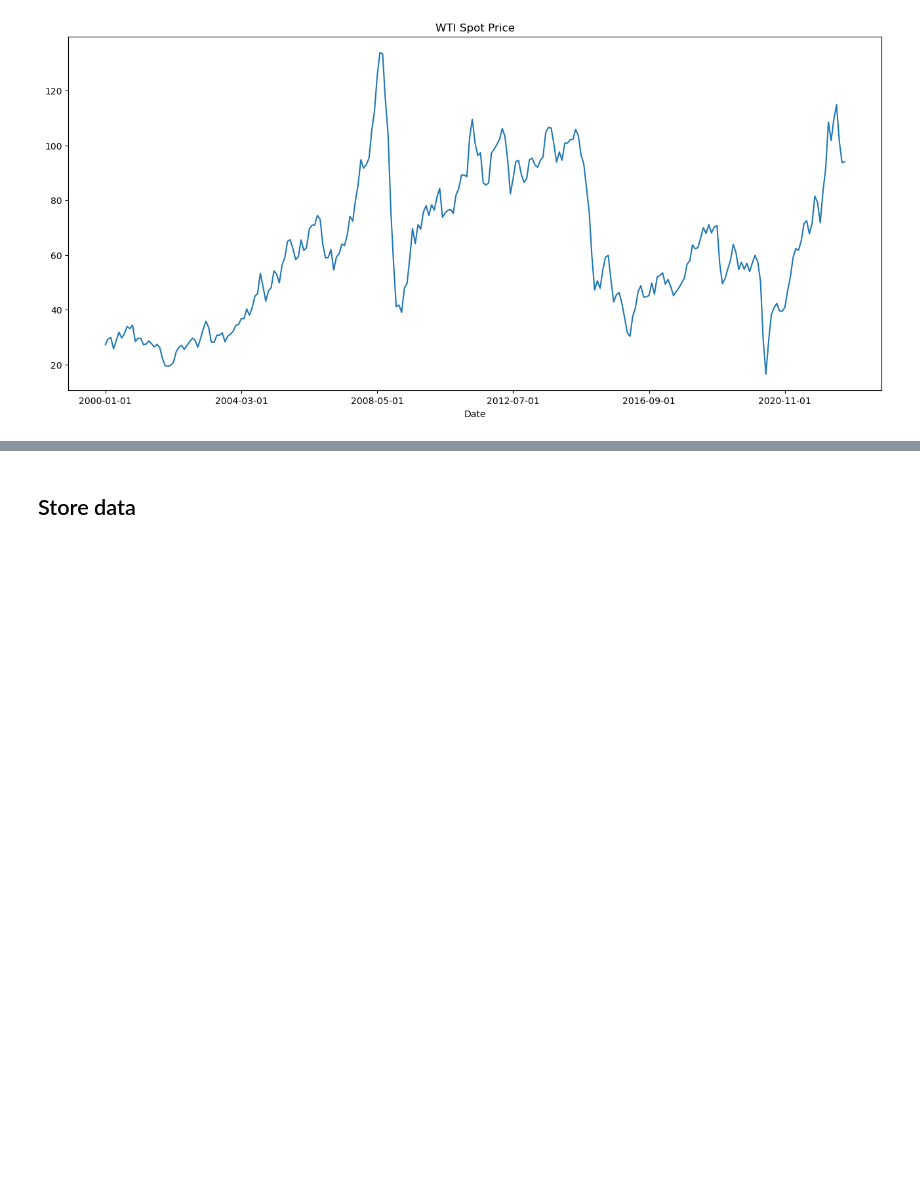
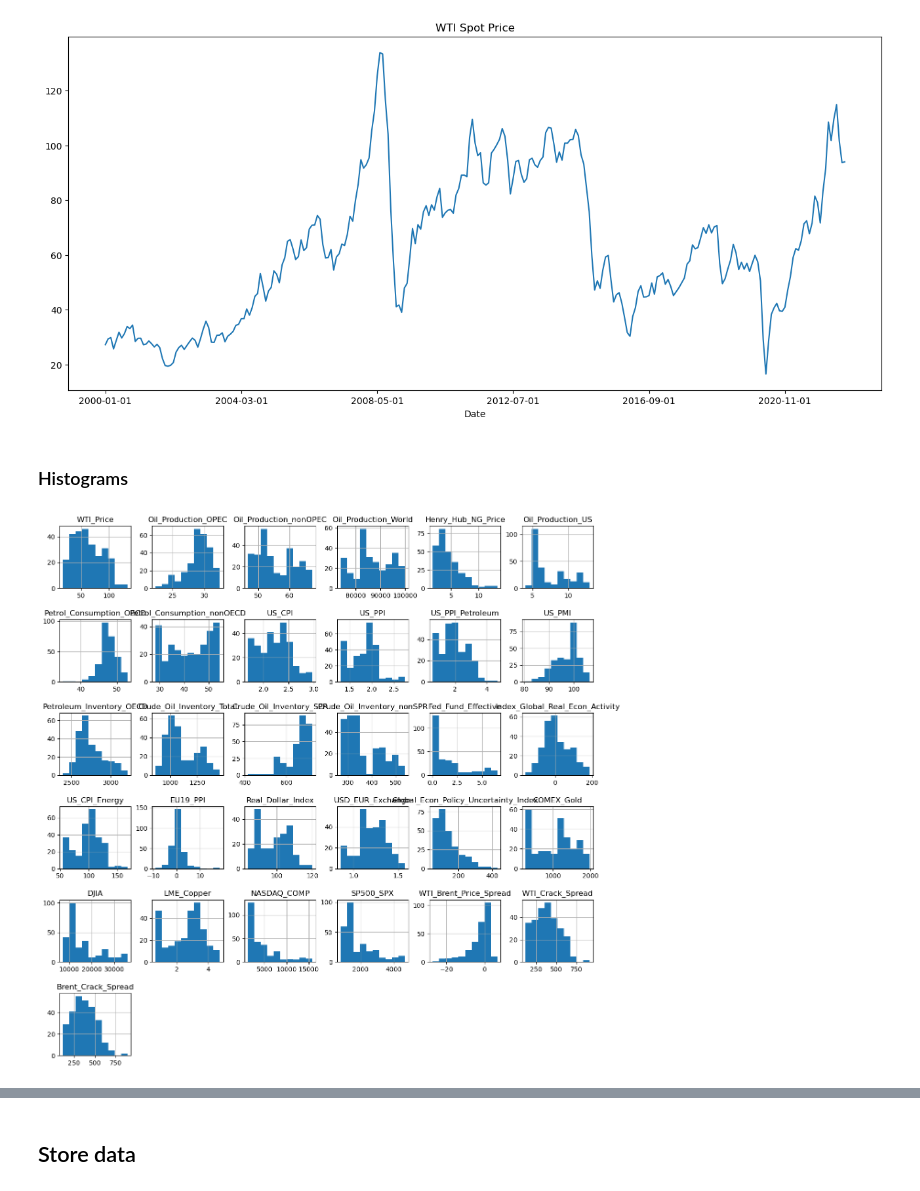
Before and after one commit to faridjn/WTI_Crude_Oil_Price_Prediction_Using_ML, a Jupyter notebook: notebooks/01_data_wrangling.ipynb, the cells around one changed output, grey strips where cells are left out. Drawn from its saved outputs; the diff is of its cells as text; code cells hidden in the pictures; blank space fills up the shorter version.

```diff
--- a/notebooks/01_data_wrangling.ipynb
+++ b/notebooks/01_data_wrangling.ipynb
@@ -184,3 +202,13 @@ plt.xlabel('Date')
 plt.show()
 # %% [output]
 [figure]
+# %% [markdown]
+### Histograms
+# %%
+#Plot histogram of all  features
+#Call plt.subplots_adjust() with an argument hspace=0.5 to adjust the spacing
+#It's important you create legible and easy-to-read plots
+df.hist(figsize=(15,15))
+plt.subplots_adjust(hspace=0.5);
+# %% [output]
+[figure, added]
```
Also changed, not shown: parts of 10 cells of this notebook, 1 other file.
